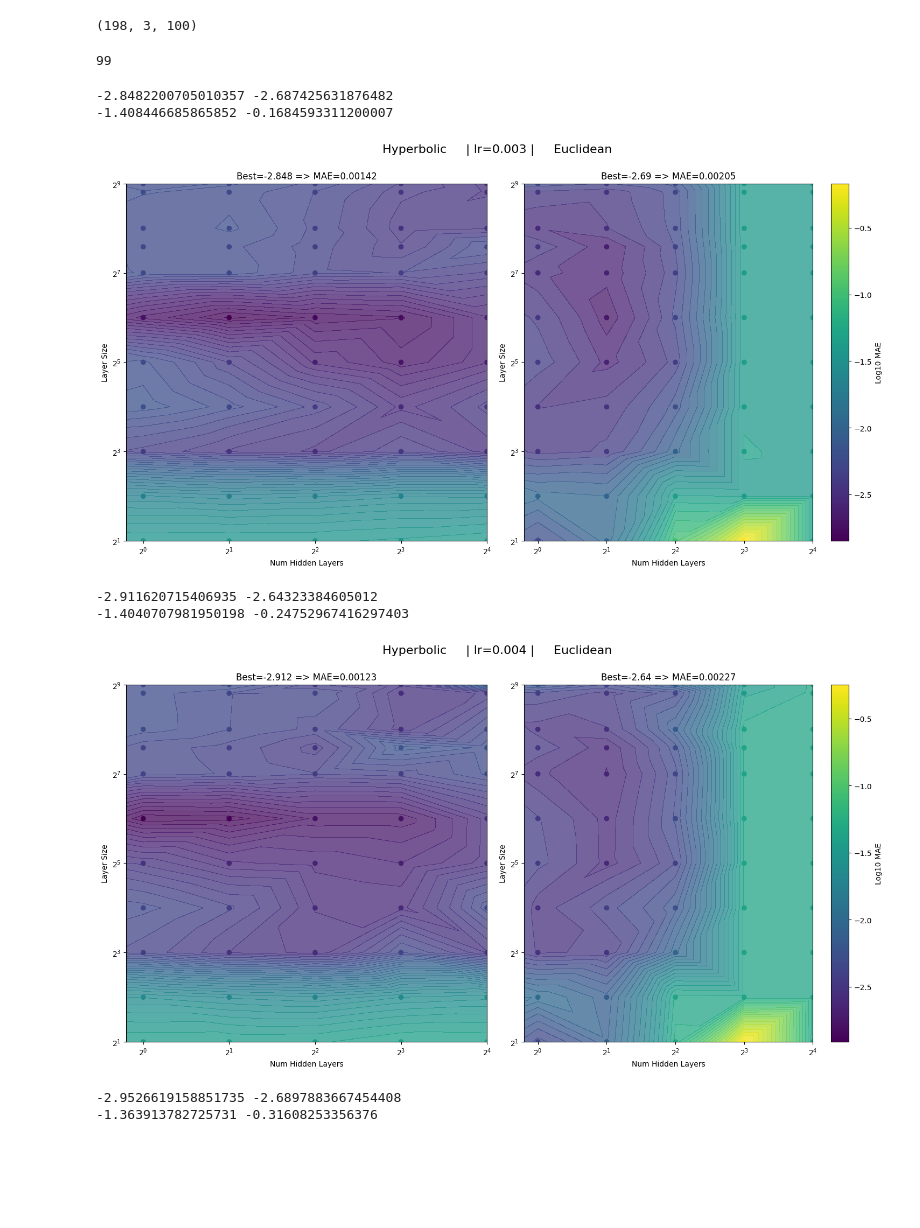
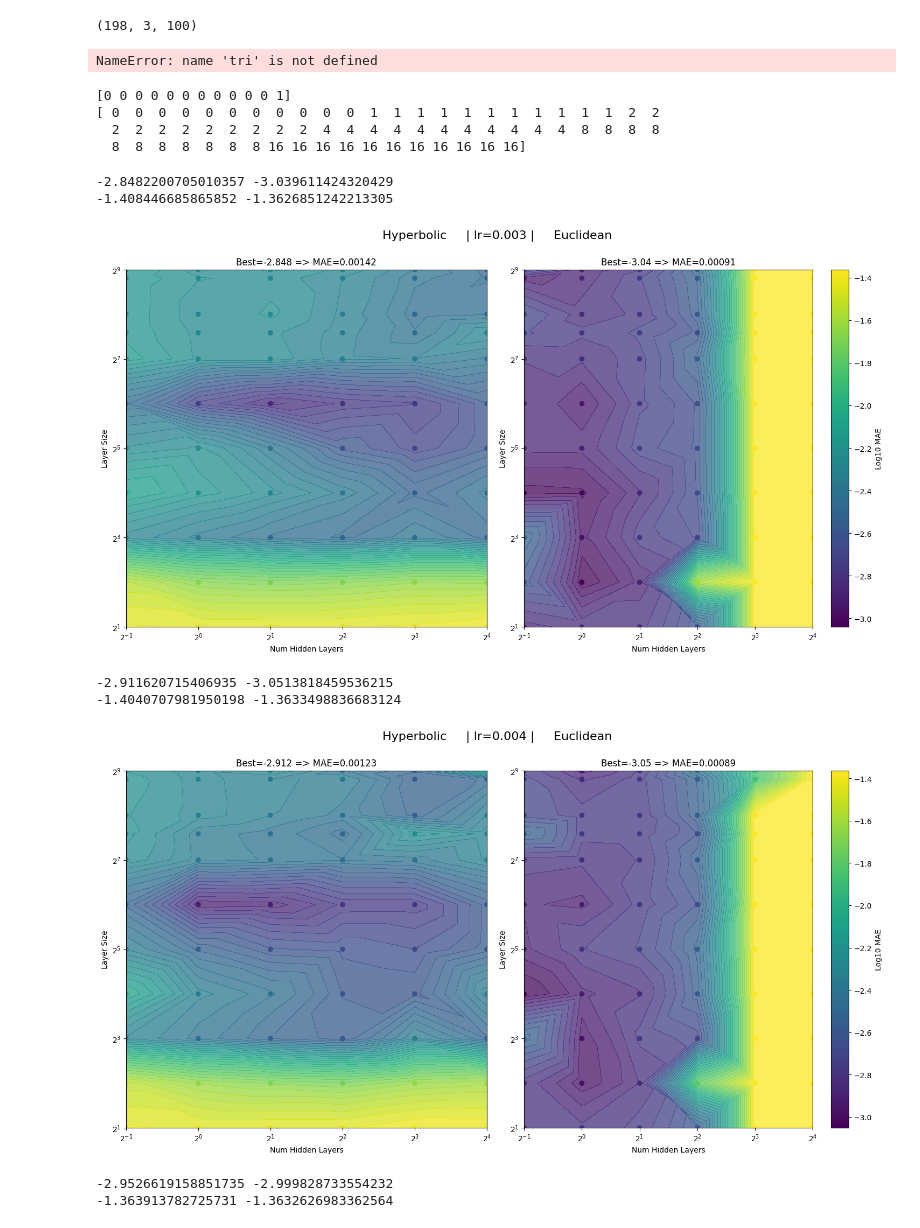
Before and after one commit to Rory-Dam/master_thesis, a Jupyter notebook: strawberry/plot_results.ipynb, the cells around one changed output. Saved outputs shown, nothing was run; the diff lists cells and outputs as text; code cells hidden in the pictures; blank space fills up the shorter version.

```diff
--- a/strawberry/plot_results.ipynb
+++ b/strawberry/plot_results.ipynb
@@ -37,4 +37,4 @@ def parse_results(file_name):
     return grid_search_results
 # %%
 hyp_res = parse_results('grid_search_results/hyp_overall-liking_100.txt')
-euc_res = parse_results('grid_search_results/euc_overall-liking_5.txt')
+euc_res = parse_results('grid_search_results/euc_overall-liking_100.txt')
@@ -48,14 +70,6 @@ euc_values = np.array([v for _, v in euc_res])
 hyp_values.shape
 # %% [output]
 (198, 3, 100)
-# %%
-hyp_diffs = []
-for i in range(hyp_values.shape[2]):
-    hyp_diffs.append(np.mean(hyp_values.min(axis=2).flatten() / hyp_values[:,:,i].flatten()))
-# %%
-np.array(hyp_diffs).argmax()
-# %% [output]
-99
 # %%
 IN_SIZE = 89
 OUT_SIZE = 1
@@ -69,10 +83,22 @@ layer_size = np.tile(LAYER_SIZE, len(NUM_HIDDEN_LAYERS))
 
 naive_sizes = (num_hidden_layers * layer_size**2).flatten()
 real_sizes = (num_hidden_layers * layer_size**2).flatten() + ((np.zeros_like(num_hidden_layers) + (IN_SIZE+OUT_SIZE))*layer_size).flatten()
+# %%
+tri.triangles
+# %% [output]
+NameError: name 'tri' is not defined
+# %%
+print(num_hidden_layers[:12])
+print(num_hidden_layers)
+# %% [output]
+[0 0 0 0 0 0 0 0 0 0 0 1]
+[ 0  0  0  0  0  0  0  0  0  0  0  1  1  1  1  1  1  1  1  1  1  1  2  2
+  2  2  2  2  2  2  2  2  2  4  4  4  4  4  4  4  4  4  4  4  8  8  8  8
+  8  8  8  8  8  8  8 16 16 16 16 16 16 16 16 16 16 16]
 # %%
 for i, lr in enumerate(LR):
-    hyp_data = np.log10(hyp_values.mean(axis=1)[:,-1].reshape(-1,3)[:,i])
-    euc_data = np.log10(euc_values.mean(axis=1)[:,-1].reshape(-1,3)[:,i])
+    hyp_data = np.log10(hyp_values.mean(axis=1)[:,-1].reshape(-1,len(LR))[:,i])
+    euc_data = np.log10(euc_values.mean(axis=1)[:,-1].reshape(-1,len(LR))[:,i])
 
     min_val = min(np.min(hyp_data), np.min(euc_data))
     max_val = max(np.max(hyp_data), np.max(euc_data))
@@ -83,45 +109,47 @@ for i, lr in enumerate(LR):
     cmap = plt.cm.viridis
     norm = Normalize(vmin=min_val, vmax=max_val)
 
-    tri = Triangulation(num_hidden_layers, layer_size)  #create tri mesh
+    num_hidden_layers_adjust = np.append(np.zeros(11)+0.5, num_hidden_layers[11:])
+
+    mesh = Triangulation(num_hidden_layers_adjust, layer_size)  #create tri mesh
 
 
     plt.figure(figsize=(15,8))
     plt.suptitle(f'Hyperbolic     | lr={lr} |     Euclidean', fontsize=16, y=1)
 
     plt.subplot(121)
-    ctf = plt.tricontourf(tri, hyp_data, levels=40, cmap=cmap, norm=norm, alpha=0.75)
-    plt.scatter(num_hidden_layers, layer_size, c=hyp_data, cmap=cmap, norm=norm)
+    ctf = plt.tricontourf(mesh, hyp_data, levels=40, cmap=cmap, norm=norm, alpha=0.75)
+    plt.scatter(num_hidden_layers_adjust, layer_size, c=hyp_data, cmap=cmap, norm=norm)
 
     plt.title(f'Best={np.min(hyp_data):.3f} => MAE={np.power(10, np.min(hyp_data)):.5f}')
     plt.xlabel('Num Hidden Layers')
     plt.ylabel('Layer Size')
 
     plt.xscale('log', base=2)
     plt.yscale('log', base=2)
 
 
     plt.subplot(122)
-    ctf = plt.tricontourf(tri, euc_data, levels=40, cmap=cmap, norm=norm, alpha=0.75)
-    euc_scatter = plt.scatter(num_hidden_layers, layer_size, c=euc_data, cmap=cmap, norm=norm)
+    ctf = plt.tricontourf(mesh, euc_data, levels=40, cmap=cmap, norm=norm, alpha=0.75)
+    euc_scatter = plt.scatter(num_hidden_layers_adjust, layer_size, c=euc_data, cmap=cmap, norm=norm)
     plt.colorbar(euc_scatter, label='Log10 MAE')
 
 
     plt.title(f'Best={np.min(euc_data):.3} => MAE={np.power(10, np.min(euc_data)):.5f}')
     plt.xlabel('Num Hidden Layers')
     plt.ylabel('Layer Size')
 
     plt.xscale('log', base=2)
     plt.yscale('log', base=2)
 
     plt.tight_layout()
     plt.show()
 # %% [output]
--2.8482200705010357 -2.687425631876482
--1.408446685865852 -0.1684593311200007
+-2.8482200705010357 -3.039611424320429
+-1.408446685865852 -1.3626851242213305
-[figure, old version]
+[figure, new version]
--2.911620715406935 -2.64323384605012
--1.4040707981950198 -0.24752967416297403
+-2.911620715406935 -3.0513818459536215
+-1.4040707981950198 -1.3633498836683124
-[figure, old version]
+[figure, new version]
--2.9526619158851735 -2.6897883667454408
--1.363913782725731 -0.31608253356376
+-2.9526619158851735 -2.999828733554232
+-1.363913782725731 -1.3632626983362564
```
Also changed, not shown: parts of 3 cells of this notebook.
